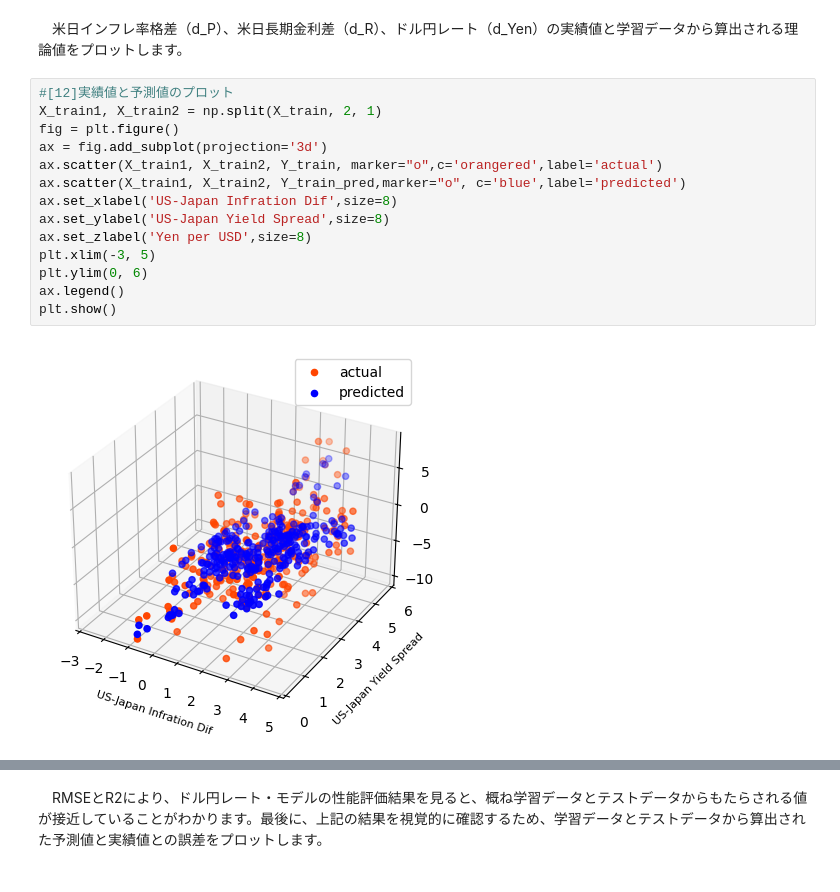
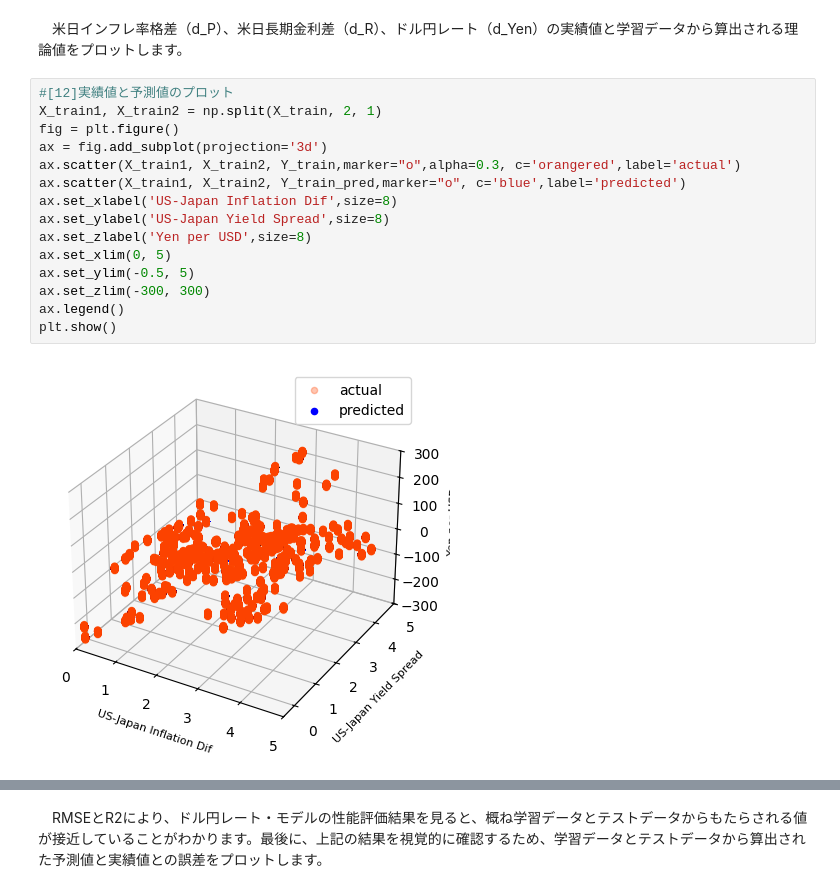
Before and after one commit to nagamamo/financial_data_science, a Jupyter notebook: 9_2_fx_asset_approach.ipynb, the cells around one changed output, grey strips where cells are left out. Cells and saved outputs as stored; diff of their text form.

```diff
--- a/9_2_fx_asset_approach.ipynb
+++ b/9_2_fx_asset_approach.ipynb
@@ -109,16 +108,17 @@ print("ndarrayY_train_pred.shape:", ndarrayY_train_pred.shape)
 # %%
 #[12]実績値と予測値のプロット
 X_train1, X_train2 = np.split(X_train, 2, 1)
 fig = plt.figure()
 ax = fig.add_subplot(projection='3d')
-ax.scatter(X_train1, X_train2, Y_train, marker="o",c='orangered',label='actual')
+ax.scatter(X_train1, X_train2, Y_train,marker="o",alpha=0.3, c='orangered',label='actual')
 ax.scatter(X_train1, X_train2, Y_train_pred,marker="o", c='blue',label='predicted')
-ax.set_xlabel('US-Japan Infration Dif',size=8)
+ax.set_xlabel('US-Japan Inflation Dif',size=8)
 ax.set_ylabel('US-Japan Yield Spread',size=8)
 ax.set_zlabel('Yen per USD',size=8)
-plt.xlim(-3, 5)
-plt.ylim(0, 6)
+ax.set_xlim(0, 5)
+ax.set_ylim(-0.5, 5)
+ax.set_zlim(-300, 300)
 ax.legend()
 plt.show()
 # %% [output]
-[figure, old version]
+[figure, new version]
```
Also changed, not shown: parts of 10 cells of this notebook.
